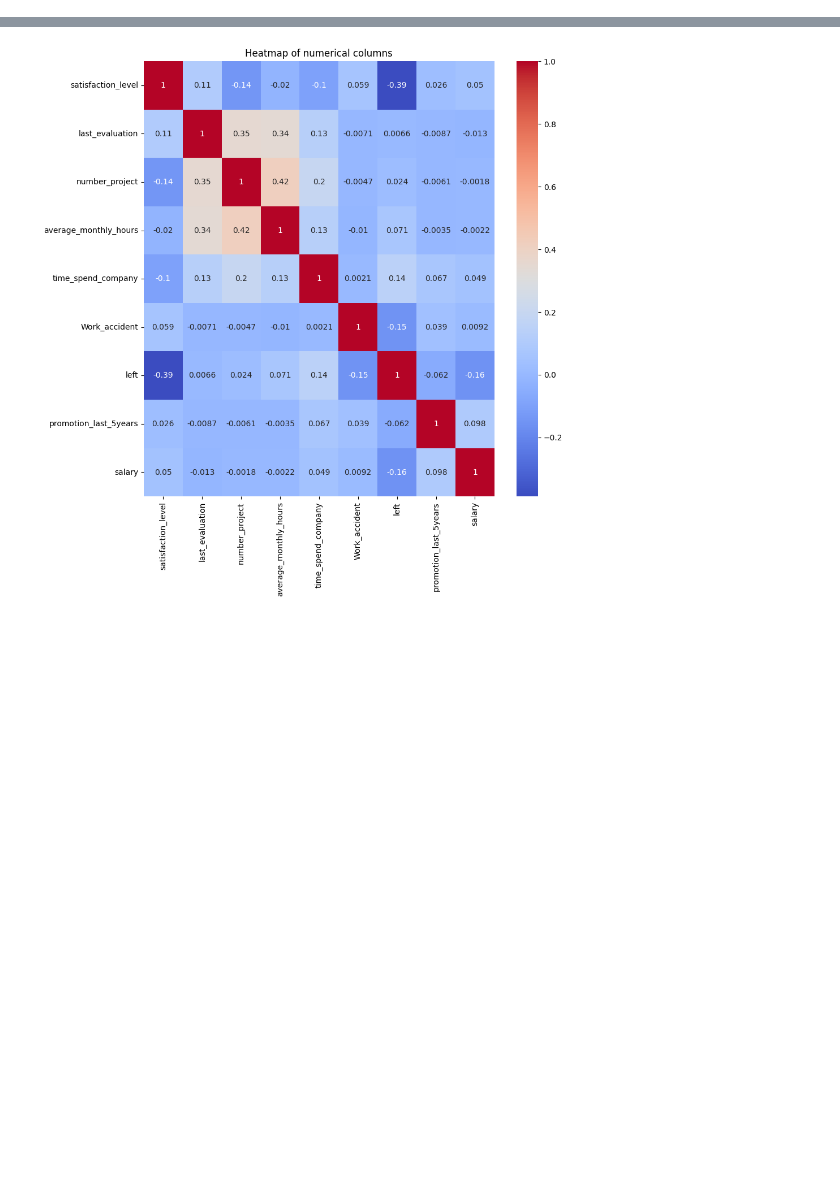
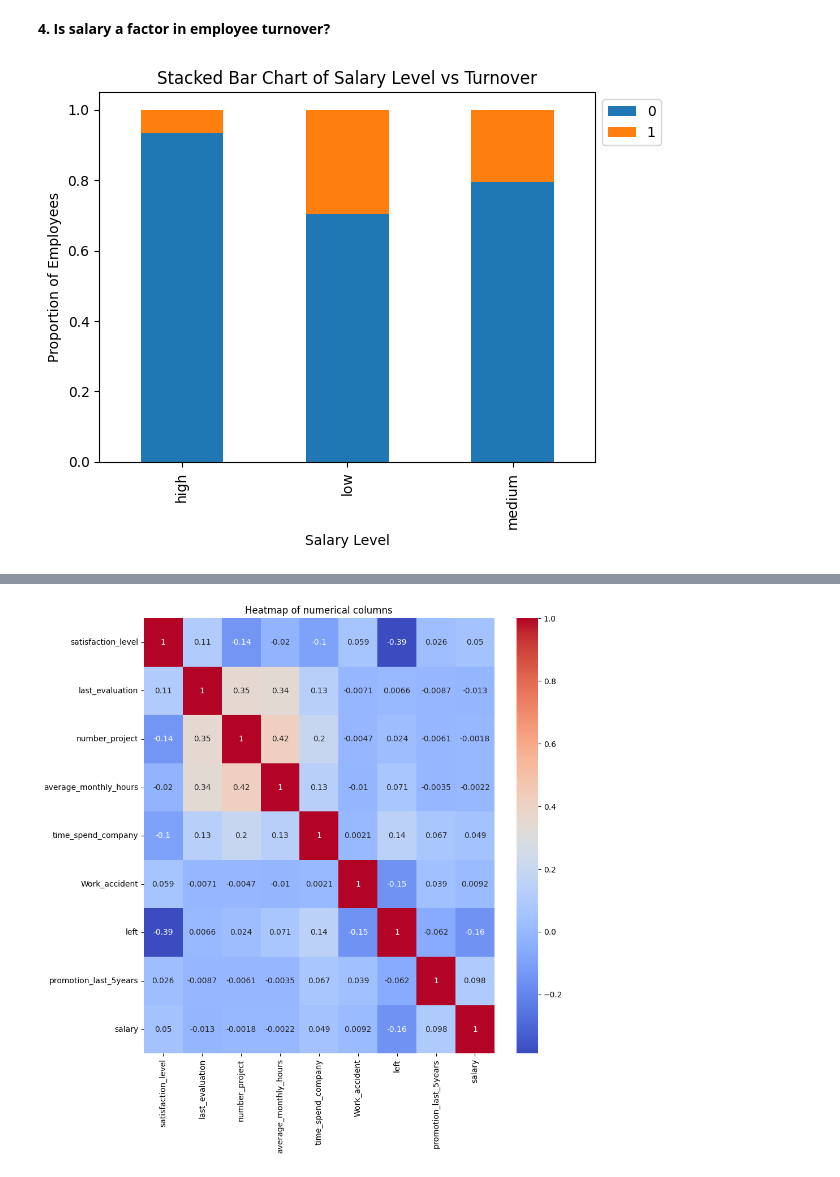
Before and after one commit to tksundar/employee_turnover, a Jupyter notebook: employee_turnover.ipynb, the cells around one changed output, grey strips where cells are left out. Cells and saved outputs as stored; diff of their text form; code cells hidden in the pictures; blank space fills up the shorter version.

```diff
--- a/employee_turnover.ipynb
+++ b/employee_turnover.ipynb
@@ -155,0 +187,11 @@ no missing values found
+# %% [markdown]
+**4. Is salary a factor in employee turnover?**
+# %%
+pd.crosstab(hr_data.salary, hr_data.left,normalize='index').plot(kind='bar',stacked=True)
+plt.title('Stacked Bar Chart of Salary Level vs Turnover')
+plt.xlabel('Salary Level')
+plt.ylabel('Proportion of Employees')
+plt.legend(loc='upper left', bbox_to_anchor=(1, 1))
+plt.show()
+# %% [output]
+[figure, added]
```
Also changed, not shown: parts of 41 cells of this notebook, 1 other file.
